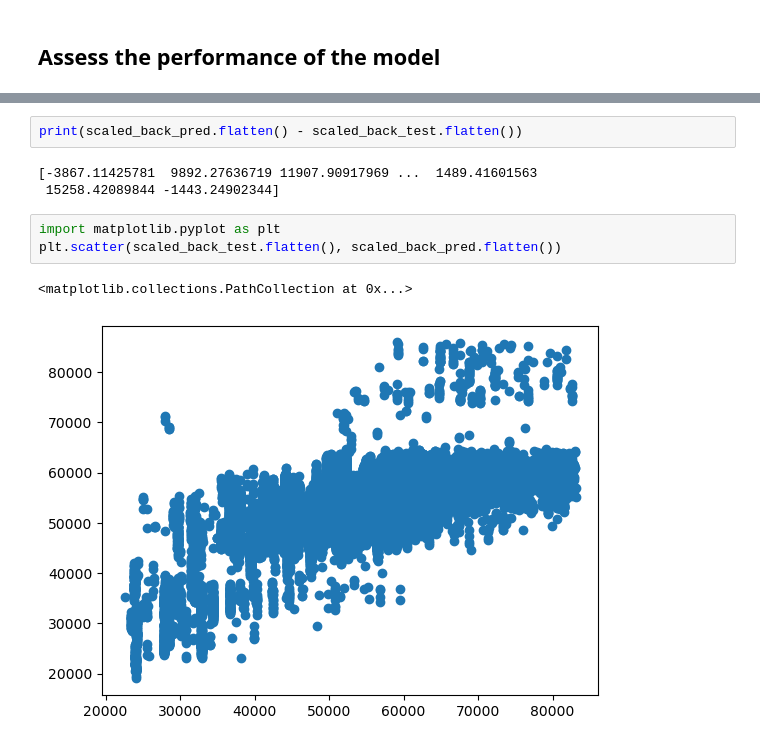
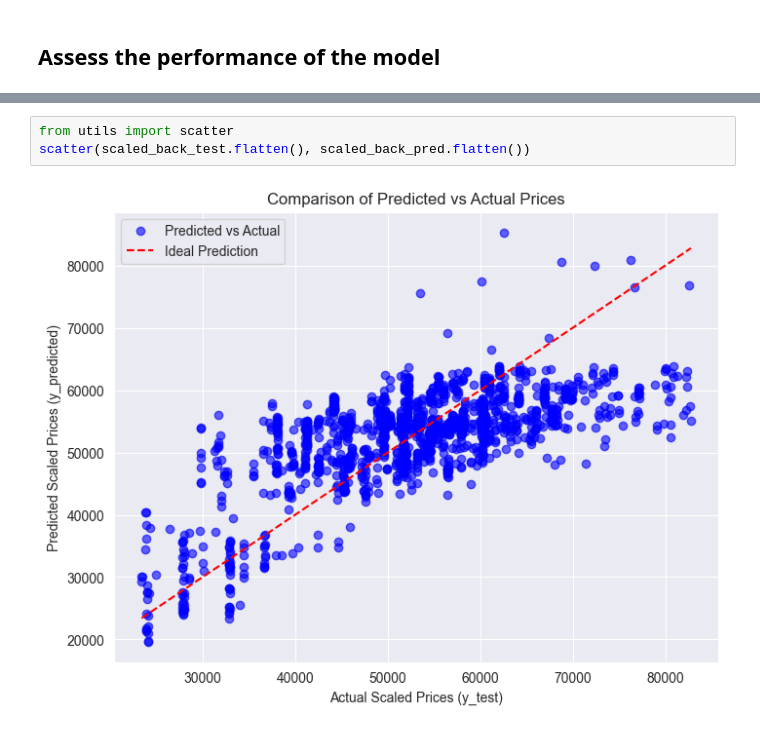
Before and after one commit to imiguelrodriguez/NECActivity1, a Jupyter notebook: multi_linear_regression.ipynb, the cells around one changed output, grey strips where cells are left out. Saved outputs shown, nothing was run; the diff lists cells and outputs as text.

Commit message:
Scatter plot and error computation moved to utils.py. NeuralNet.py docstring generated. multi_linear_regression.ipynb linear regression finished.

```diff
--- a/multi_linear_regression.ipynb
+++ b/multi_linear_regression.ipynb
@@ -159,11 +101,5 @@ Pred
-# %%
-print(scaled_back_pred.flatten() - scaled_back_test.flatten())
-# %% [output]
-[-3867.11425781  9892.27636719 11907.90917969 ...  1489.41601563
- 15258.42089844 -1443.24902344]
 # %%
-import matplotlib.pyplot as plt
-plt.scatter(scaled_back_test.flatten(), scaled_back_pred.flatten())
+from utils import scatter
+scatter(scaled_back_test.flatten(), scaled_back_pred.flatten())
 # %% [output]
-<matplotlib.collections.PathCollection at 0x...>
-[figure, old version]
+[figure, new version]
```
Also changed, not shown: parts of 11 cells of this notebook, 2 other files.
